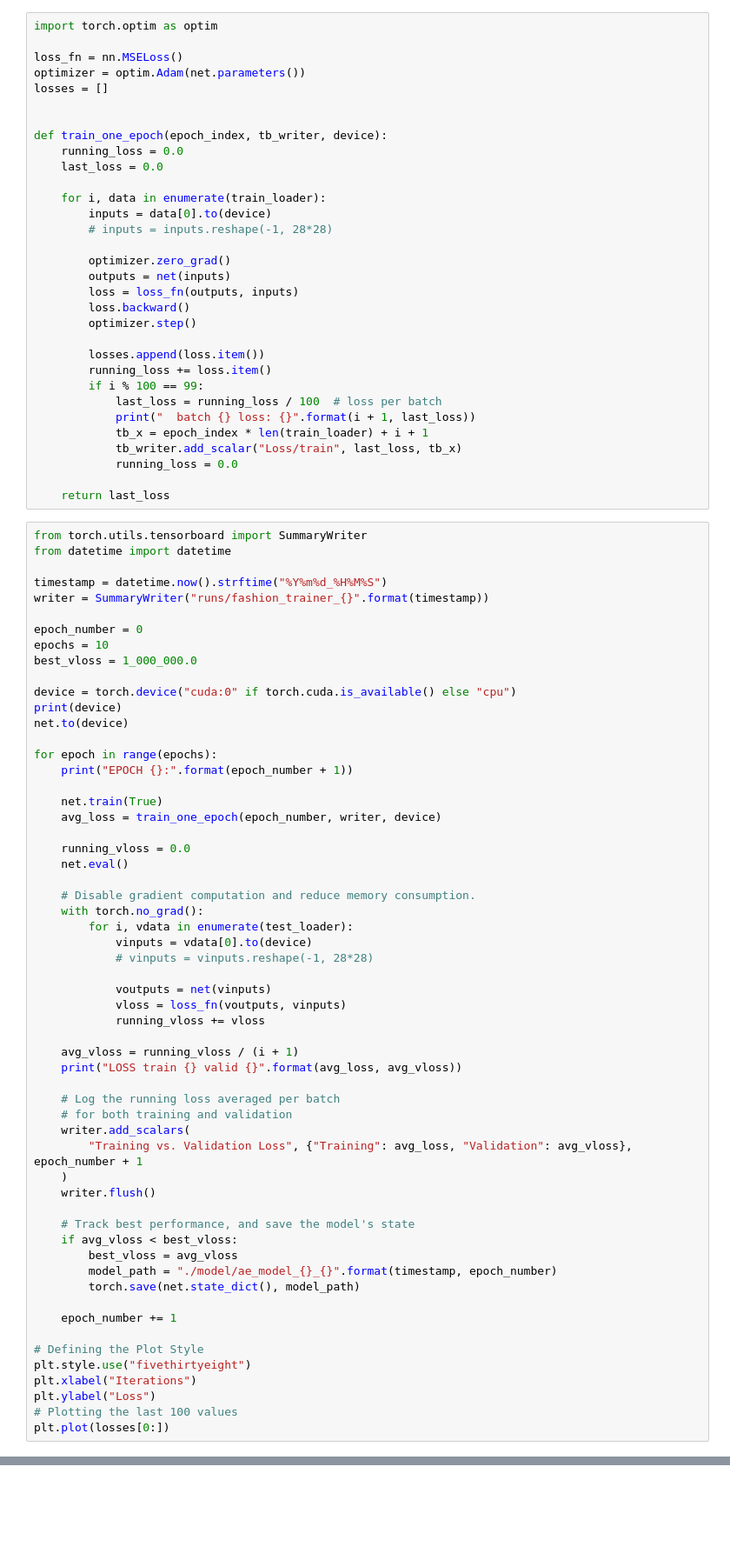
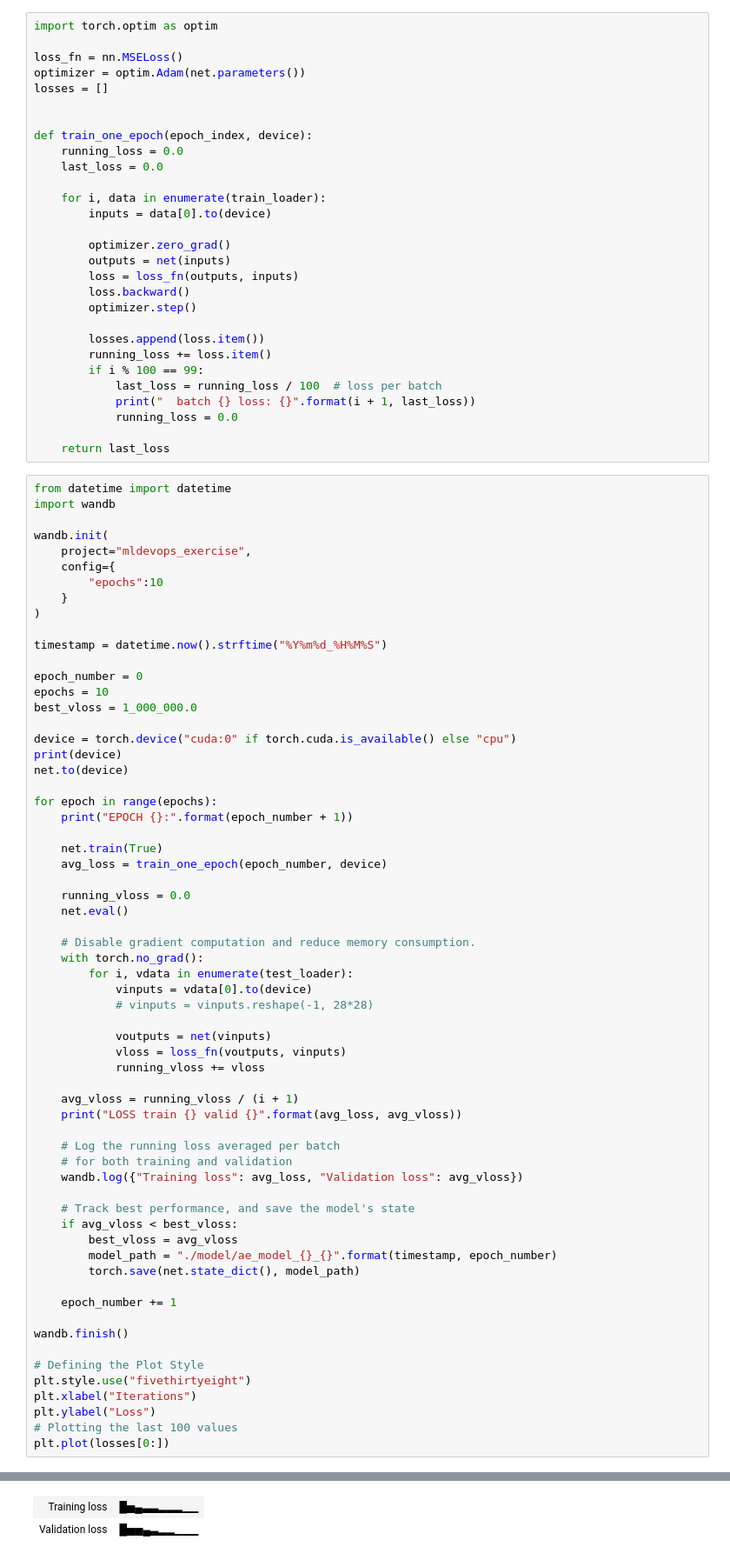
Before and after one commit to G1874/mldevops_exercise, a Jupyter notebook: autoencoder.ipynb, the cells around one changed output, grey strips where cells are left out. Shown at 87% size. Drawn from its saved outputs; the diff is of its cells as text; blank space fills up the shorter version.

Commit message:
Switched logging methond in autoencoder.ipynb from tensorboard to wandb

```diff
--- a/autoencoder.ipynb
+++ b/autoencoder.ipynb
@@ -113,13 +113,12 @@ optimizer = optim.Adam(net.parameters())
 losses = []
 
 
-def train_one_epoch(epoch_index, tb_writer, device):
+def train_one_epoch(epoch_index, device):
     running_loss = 0.0
     last_loss = 0.0
 
     for i, data in enumerate(train_loader):
         inputs = data[0].to(device)
-        # inputs = inputs.reshape(-1, 28*28)
 
         optimizer.zero_grad()
         outputs = net(inputs)
@@ -132,17 +131,21 @@ def train_one_epoch(epoch_index, tb_writer, device):
         if i % 100 == 99:
             last_loss = running_loss / 100  # loss per batch
             print("  batch {} loss: {}".format(i + 1, last_loss))
-            tb_x = epoch_index * len(train_loader) + i + 1
-            tb_writer.add_scalar("Loss/train", last_loss, tb_x)
             running_loss = 0.0
 
     return last_loss
 # %%
-from torch.utils.tensorboard import SummaryWriter
 from datetime import datetime
+import wandb
+
+wandb.init(
+    project="mldevops_exercise",
+    config={
+        "epochs":10
+    }
+)
 
 timestamp = datetime.now().strftime("%Y%m%d_%H%M%S")
-writer = SummaryWriter("runs/fashion_trainer_{}".format(timestamp))
 
 epoch_number = 0
 epochs = 10
@@ -156,7 +159,7 @@ for epoch in range(epochs):
     print("EPOCH {}:".format(epoch_number + 1))
 
     net.train(True)
-    avg_loss = train_one_epoch(epoch_number, writer, device)
+    avg_loss = train_one_epoch(epoch_number, device)
 
     running_vloss = 0.0
     net.eval()
@@ -176,10 +179,7 @@ for epoch in range(epochs):
 
     # Log the running loss averaged per batch
     # for both training and validation
-    writer.add_scalars(
-        "Training vs. Validation Loss", {"Training": avg_loss, "Validation": avg_vloss}, epoch_number + 1
-    )
-    writer.flush()
+    wandb.log({"Training loss": avg_loss, "Validation loss": avg_vloss})
 
     # Track best performance, and save the model's state
     if avg_vloss < best_vloss:
@@ -189,6 +189,8 @@ for epoch in range(epochs):
 
     epoch_number += 1
 
+wandb.finish()
+
 # Defining the Plot Style
 plt.style.use("fivethirtyeight")
 plt.xlabel("Iterations")
@@ -219,0 +228,2 @@ LOSS train 0.014044930217787624 valid 0.014067558571696281
+| Training loss | █▅▄▃▃▂▂▂▁▁ |
+| Validation loss | █▅▅▄▃▂▂▁▁▁ |
```
Also changed, not shown: parts of 3 cells of this notebook, 1 other file.
